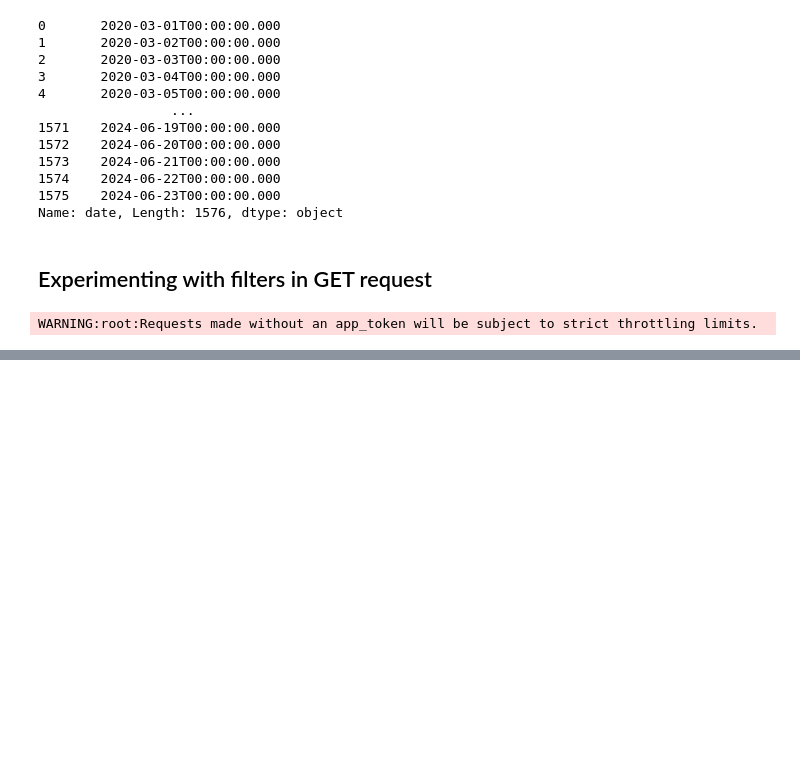
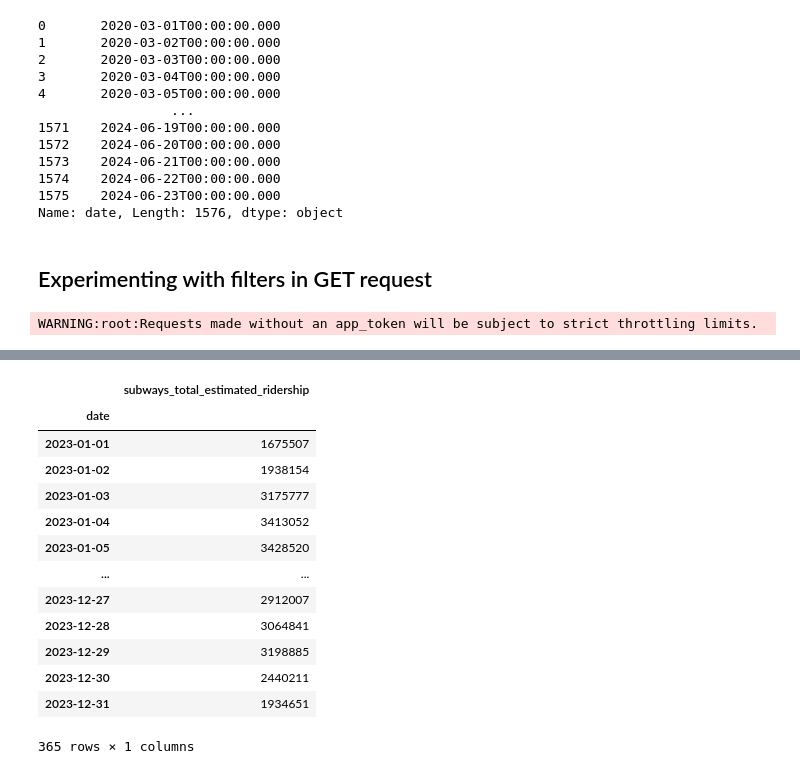
Before and after one commit to atharvakarnik/NY-MetroMetrics, a Jupyter notebook: sandbox-data-extraction.ipynb, the cells around one changed output, grey strips where cells are left out. Drawn from its saved outputs; the diff is of its cells as text; code cells hidden in the pictures; blank space fills up the shorter version.

```diff
--- a/sandbox-data-extraction.ipynb
+++ b/sandbox-data-extraction.ipynb
@@ -105,0 +130,17 @@ display(today_df)
+# %%
+df_2023
+# %% [output]
+|  | subways_total_estimated_ridership |
+| date |  |
+| 2023-01-01 | 1675507 |
+| 2023-01-02 | 1938154 |
+| 2023-01-03 | 3175777 |
+| 2023-01-04 | 3413052 |
+| 2023-01-05 | 3428520 |
+| ... | ... |
+| 2023-12-27 | 2912007 |
+| 2023-12-28 | 3064841 |
+| 2023-12-29 | 3198885 |
+| 2023-12-30 | 2440211 |
+| 2023-12-31 | 1934651 |
+365 rows × 1 columns
```
Also changed, not shown: parts of 5 cells of this notebook.
